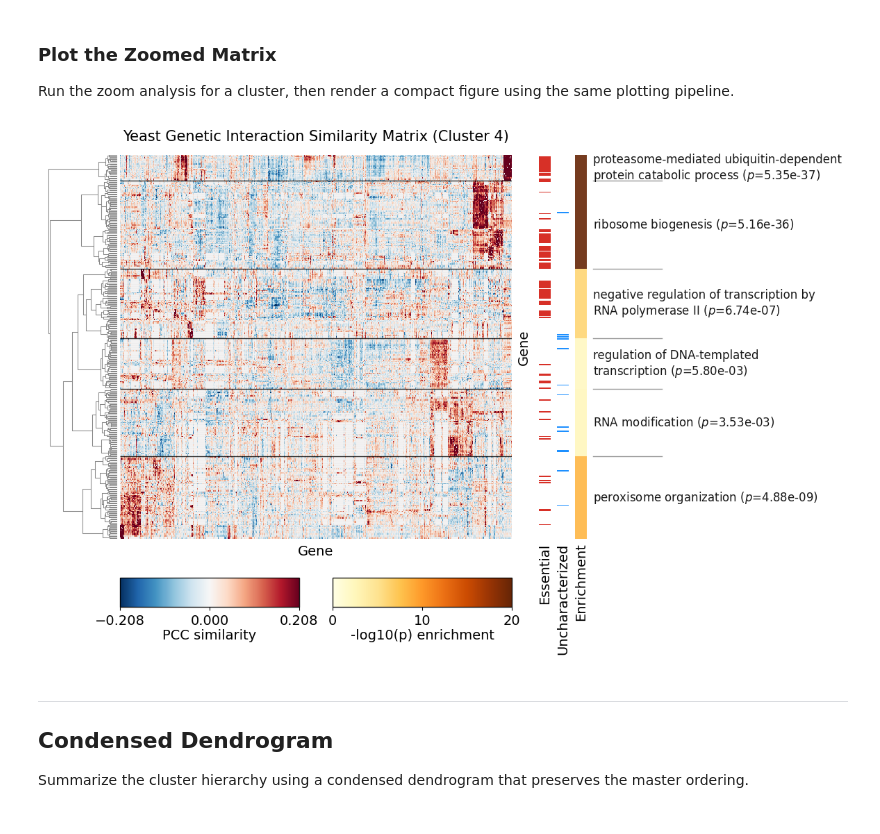
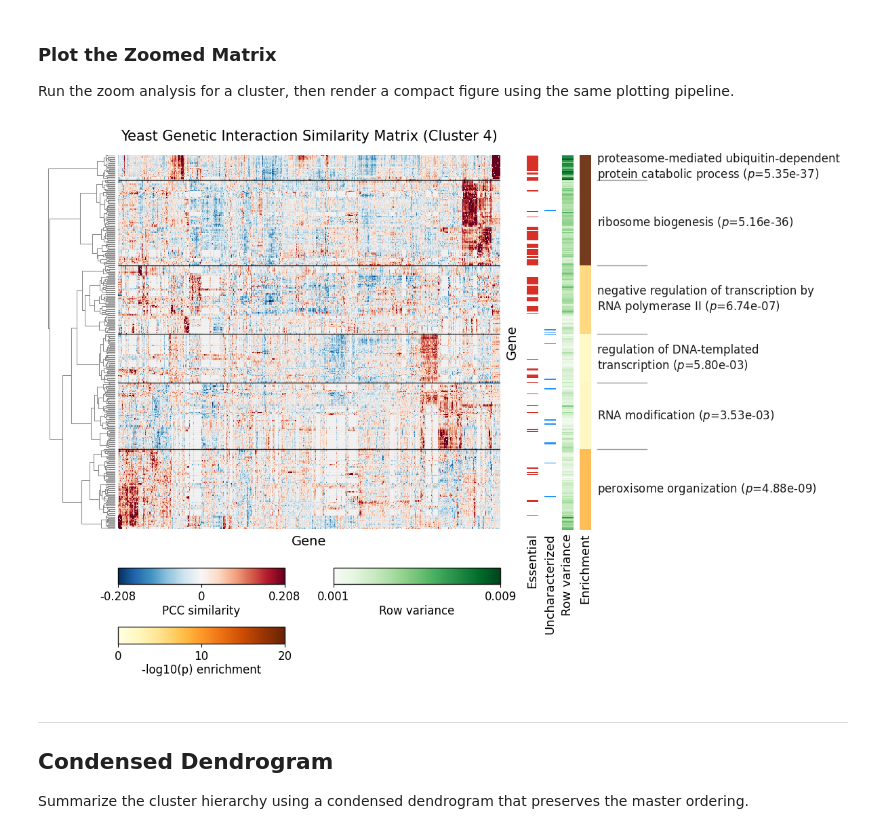
Before and after one commit to himalayas-base/himalayas-docs, a Jupyter notebook: notebooks/quickstart.ipynb, the cells around one changed output. Cells and saved outputs as stored; diff of their text form; code cells hidden in the pictures.

```diff
--- a/notebooks/quickstart.ipynb
+++ b/notebooks/quickstart.ipynb
@@ -531,6 +560,11 @@ zoom_matrix, zoom_results, zoom_results_sig = run_zoom_analysis(
 vals = zoom_matrix.values
 mask = np.isfinite(vals) & (vals != 0)
 vlim = float(np.percentile(np.abs(vals[mask]), 99))
+
+zoom_row_variance_map = zoom_matrix.df.var(axis=1).astype(float).to_dict()
+zoom_row_variance_values = np.fromiter(zoom_row_variance_map.values(), dtype=float)
+zoom_row_variance_min = float(np.nanmin(zoom_row_variance_values))
+zoom_row_variance_max = float(np.nanmax(zoom_row_variance_values))
 
 plotter = (
     Plotter(zoom_results_sig)
@@ -607,6 +641,18 @@ plotter = (
         name="characterization",
         title="Uncharacterized",
     )
+    .plot_label_bar(
+        values=zoom_row_variance_map,
+        mode="continuous",
+        cmap="Greens",
+        vmin=zoom_row_variance_min,
+        vmax=zoom_row_variance_max,
+        width=0.04,
+        left_pad=0.02,
+        right_pad=0.0,
+        name="row_variance",
+        title="Row variance",
+    )
     .plot_cluster_bar(
         norm=Normalize(0, 20),
         name="sigbar",
@@ -617,44 +663,52 @@ plotter = (
     )
     .plot_bar_labels(
         font="DejaVu Sans",
-        fontsize=14,
+        fontsize=13,
         color=LABEL_COLOR,
         pad=4,
         rotation=90,
     )
-    .set_label_track_order(("essentiality", "characterization", "sigbar"))
+    .set_label_track_order(("essentiality", "characterization", "row_variance", "sigbar"))
     .add_colorbar(
         name="matrix",
         cmap="RdBu_r",
         norm=Normalize(-vlim, vlim),
         label="PCC similarity",
         ticks=[-vlim, 0, vlim],
+    )
+    .add_colorbar(
+        name="row_variance",
+        cmap="Greens",
+        norm=Normalize(zoom_row_variance_min, zoom_row_variance_max),
+        label="Row variance",
+        ticks=[zoom_row_variance_min, zoom_row_variance_max],
     )
     .add_colorbar(
         name="enrichment",
         cmap="YlOrBr",
         norm=Normalize(0, 20),
         label="-log10(p) enrichment",
         ticks=[0, 10, 20],
     )
     .plot_colorbars(
         ncols=2,
-        height=0.06,
+        height=0.16,
         gap=0.08,
-        hpad=0.04,
-        vpad=0.00,
-        fontsize=14,
+        hpad=0.06,
+        vpad=0.09,
+        fontsize=12,
         font="DejaVu Sans",
         color=LABEL_COLOR,
         border_color=LABEL_COLOR,
         border_width=1.0,
         border_alpha=0.9,
+        tick_decimals=3,
     )
 )
 
 plotter.show()
 # %% [output]
-[figure, old version]
+[figure, new version]
 # %% [markdown]
 ---
 
```
Also changed, not shown: parts of 2 cells of this notebook, 2 other files.
